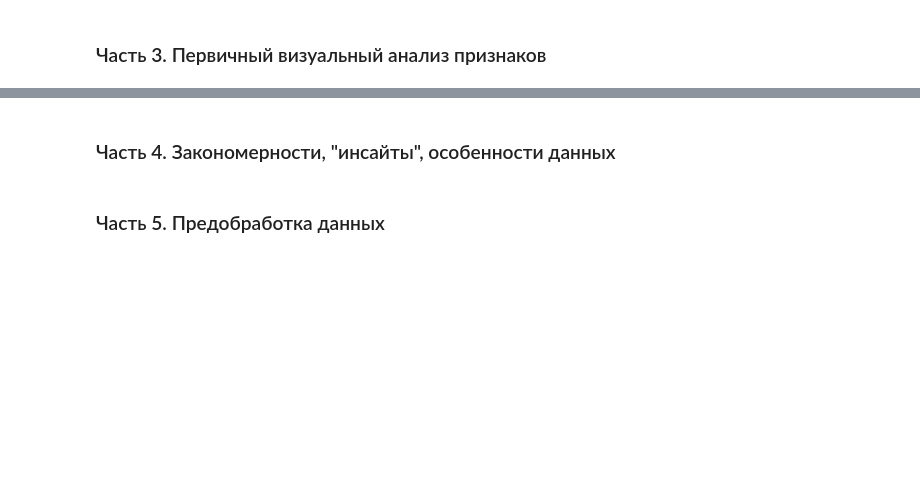
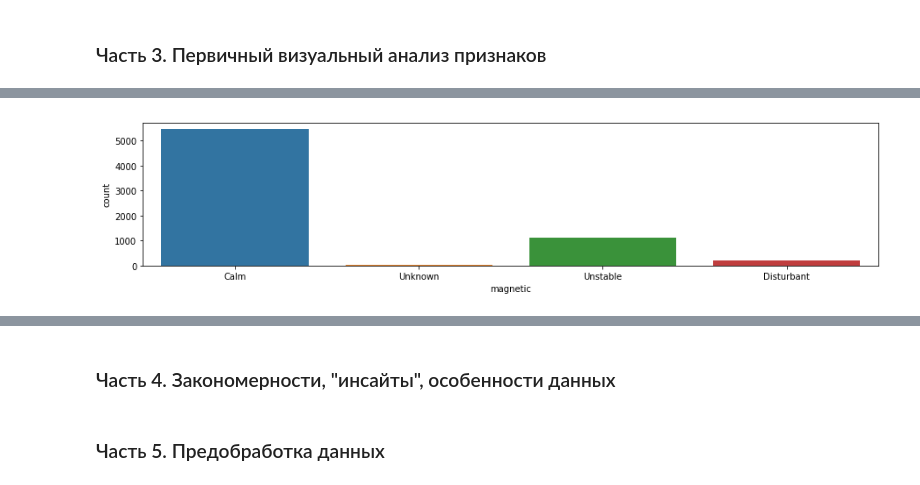
Before and after one commit to x-raizor/mlcourse_open, a Jupyter notebook: jupyter_notebooks/projects_individual/temperature-forecasting.ipynb, the cells around one changed output, grey strips where cells are left out. Saved outputs shown, nothing was run; the diff lists cells and outputs as text; code cells hidden in the pictures; blank space fills up the shorter version.

```diff
--- a/jupyter_notebooks/projects_individual/temperature-forecasting.ipynb
+++ b/jupyter_notebooks/projects_individual/temperature-forecasting.ipynb
@@ -138,0 +150,5 @@ sns.countplot(X['magn_disturbant']);
+# %%
+plt.figure(figsize=(15, 3));
+sns.countplot(df['magnetic']);
+# %% [output]
+[figure, added]
```
Also changed, not shown: parts of 28 cells of this notebook.
